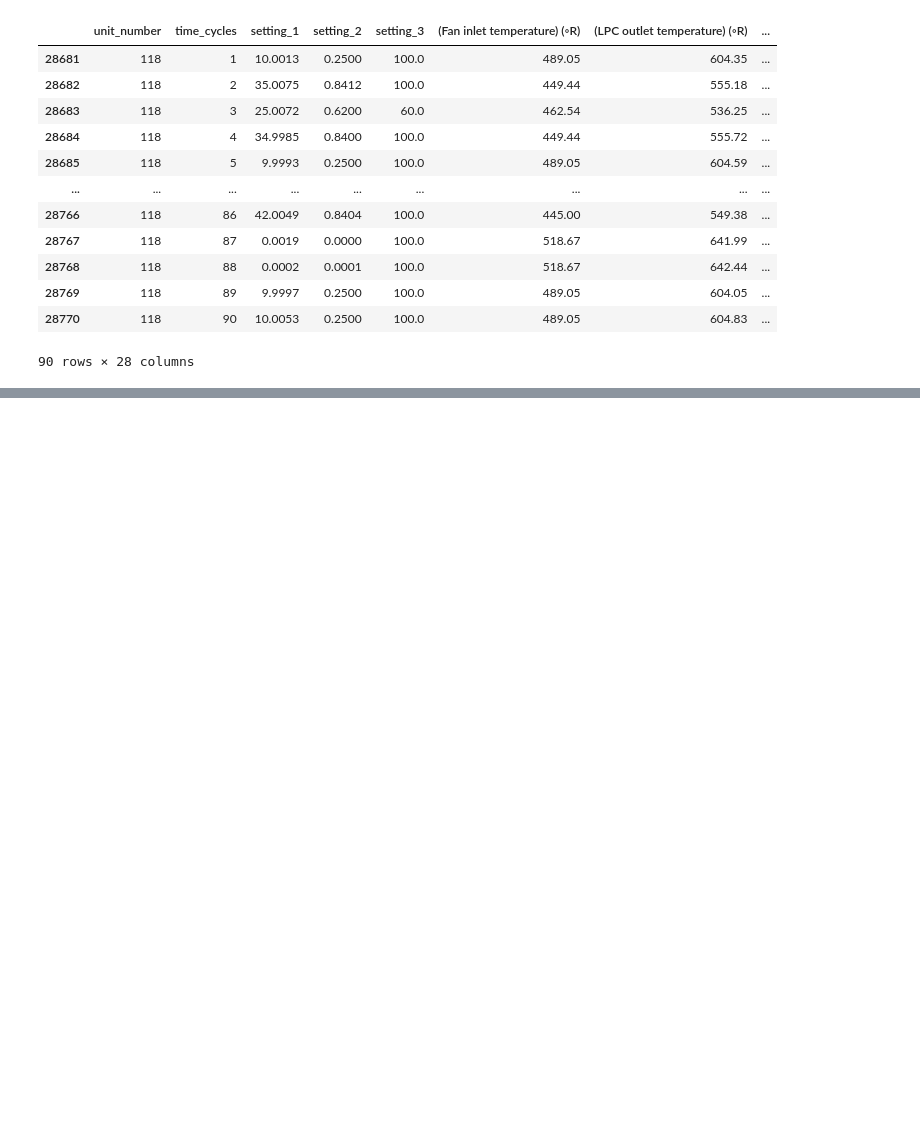
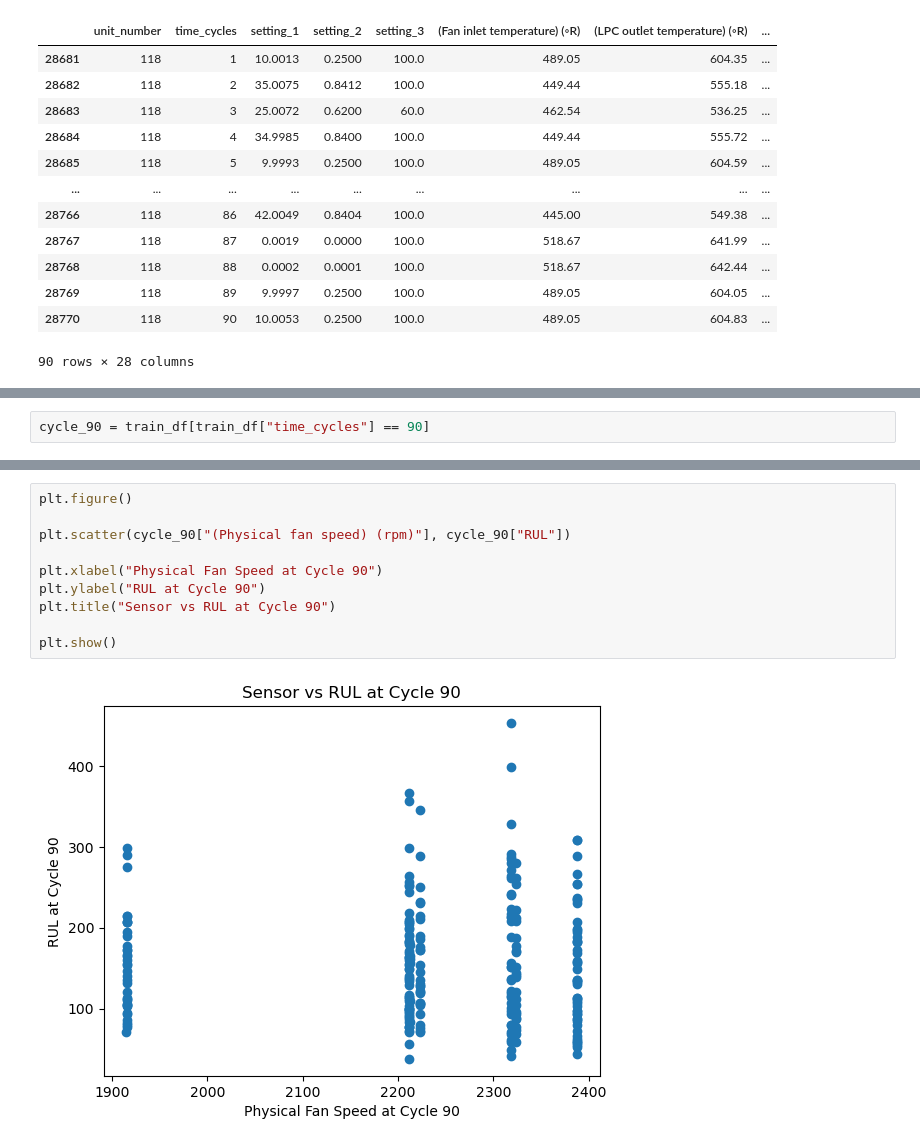
Before and after one commit to yadvendrasinghshekhawat02-design/first-, a Jupyter notebook: fd004_analysis.ipynb, the cells around one changed output, grey strips where cells are left out. Drawn from its saved outputs; the diff is of its cells as text; blank space fills up the shorter version.

```diff
--- a/fd004_analysis.ipynb
+++ b/fd004_analysis.ipynb
@@ -688,0 +746,2 @@ plt.show()
+# %%
+cycle_90 = train_df[train_df["time_cycles"] == 90]
@@ -688,0 +764,12 @@ plt.show()
+# %%
+plt.figure()
+
+plt.scatter(cycle_90["(Physical fan speed) (rpm)"], cycle_90["RUL"])
+
+plt.xlabel("Physical Fan Speed at Cycle 90")
+plt.ylabel("RUL at Cycle 90")
+plt.title("Sensor vs RUL at Cycle 90")
+
+plt.show()
+# %% [output]
+[figure, added]
```
Also changed, not shown: parts of 12 cells of this notebook.
